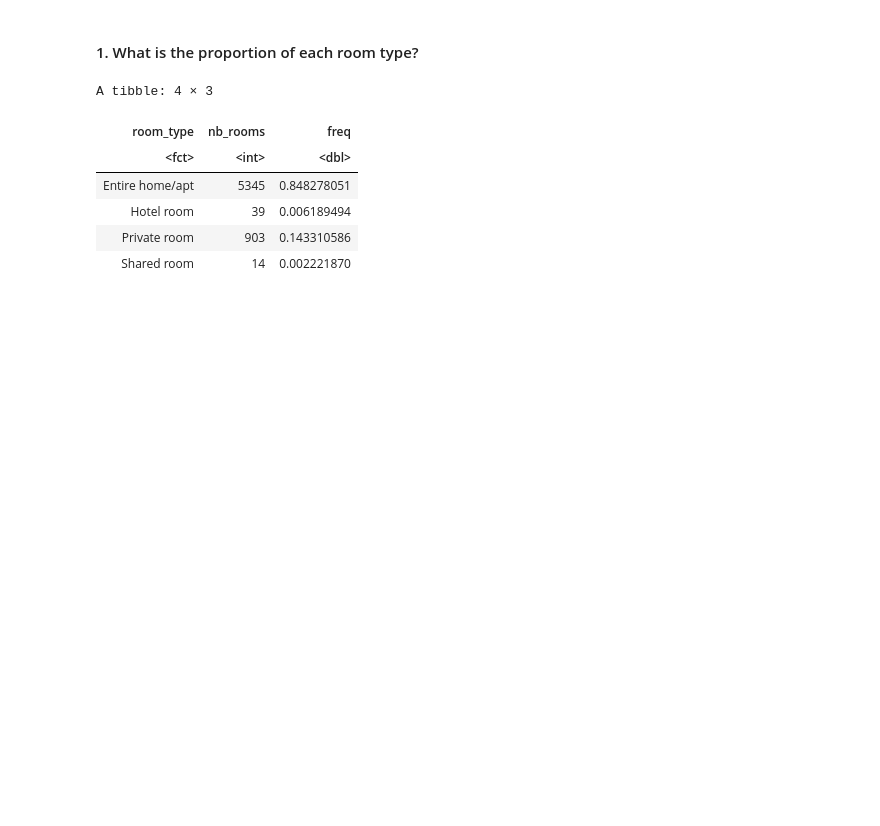
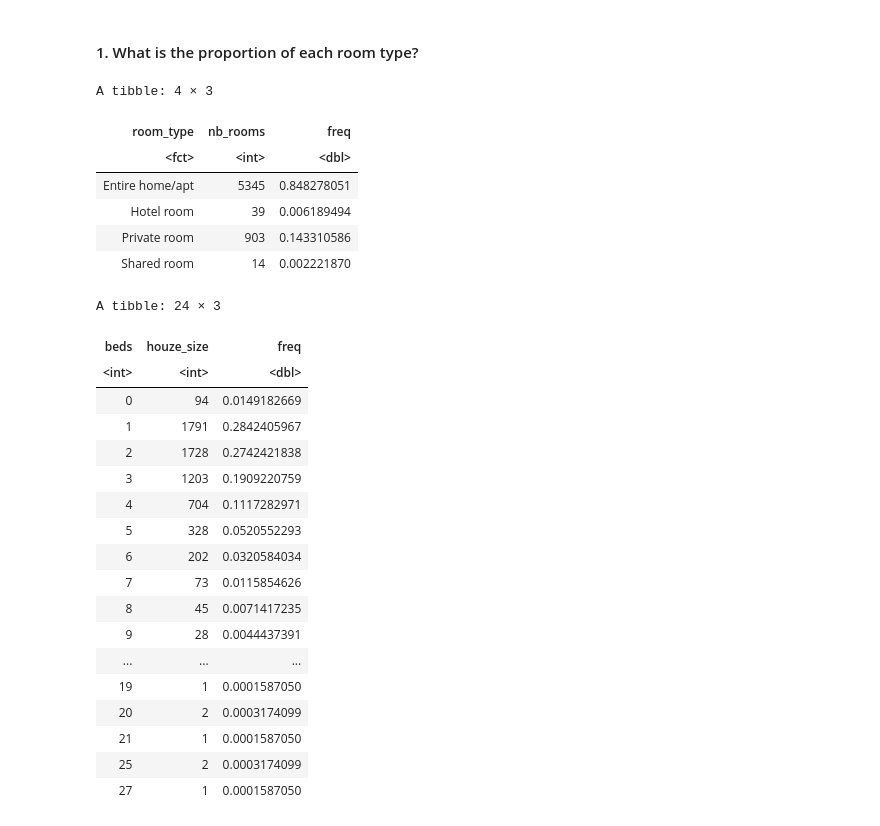
Before and after one commit to Ducrioma/Data-Analytics-Projects, a Jupyter notebook: Airbnb Data Analysis.ipynb, the cells around one changed output. Drawn from its saved outputs; the diff is of its cells as text; code cells hidden in the pictures; blank space fills up the shorter version.

```diff
--- a/Airbnb Data Analysis.ipynb
+++ b/Airbnb Data Analysis.ipynb
@@ -337,3 +362,31 @@ A tibble: 4 × 3
 | Hotel room | 39 | 0.006189494 |
 | Private room | 903 | 0.143310586 |
 | Shared room | 14 | 0.002221870 |
+# %%
+aggregated_house_size <- listings %>%
+    filter(city == selected_city) %>%
+    group_by(beds) %>%
+    summarise(houze_size = n()) %>%
+    mutate(freq = houze_size / sum(houze_size))
+# Removing NA
+aggregated_house_size[complete.cases(aggregated_house_size), ]
+# %% [output]
+A tibble: 24 × 3
+| beds | houze_size | freq |
+| <int> | <int> | <dbl> |
+| 0 | 94 | 0.0149182669 |
+| 1 | 1791 | 0.2842405967 |
+| 2 | 1728 | 0.2742421838 |
+| 3 | 1203 | 0.1909220759 |
+| 4 | 704 | 0.1117282971 |
+| 5 | 328 | 0.0520552293 |
+| 6 | 202 | 0.0320584034 |
+| 7 | 73 | 0.0115854626 |
+| 8 | 45 | 0.0071417235 |
+| 9 | 28 | 0.0044437391 |
+| ... | ... | ... |
+| 19 | 1 | 0.0001587050 |
+| 20 | 2 | 0.0003174099 |
+| 21 | 1 | 0.0001587050 |
+| 25 | 2 | 0.0003174099 |
+| 27 | 1 | 0.0001587050 |
```
Also changed, not shown: parts of 3 cells of this notebook, 1 other file.
